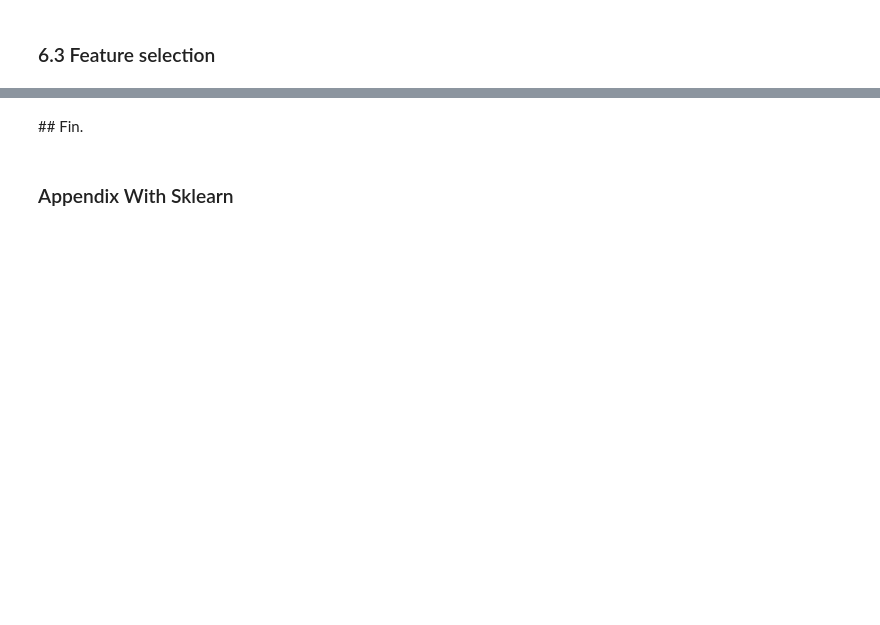
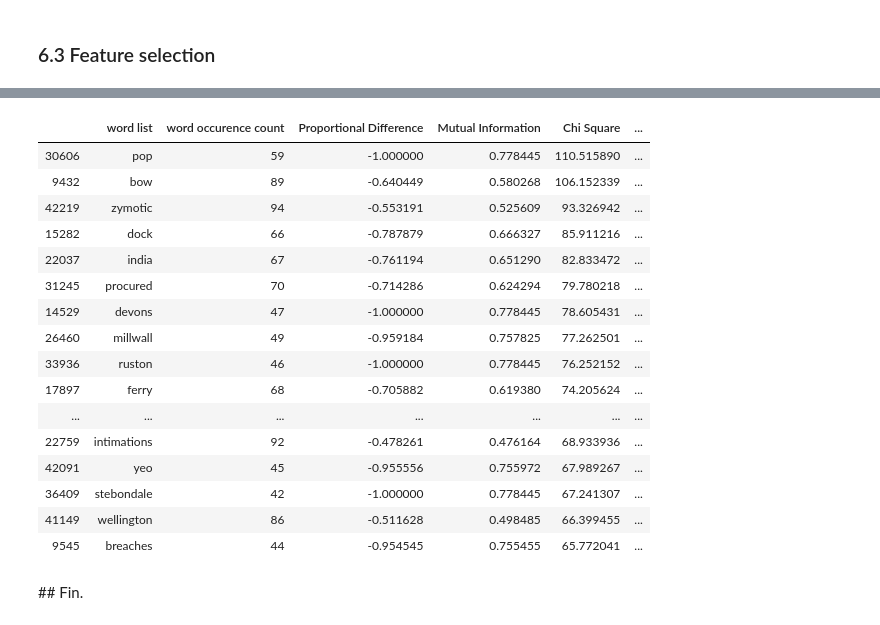
Before and after one commit to kasparvonbeelen/ghi_python, a Jupyter notebook: 6 - Corpus Exploration.ipynb, the cells around one changed output, grey strips where cells are left out. Drawn from its saved outputs; the diff is of its cells as text; code cells hidden in the pictures; blank space fills up the shorter version.

```diff
--- a/6 - Corpus Exploration.ipynb
+++ b/6 - Corpus Exploration.ipynb
@@ -286,2 +653,21 @@ inspect results
 # %%
-result_df[result_df['word occurence count'] > 5].sort_values('Chi Square',ascending=False)[:20]
+poplar_df = df[(df['word occurence count'] > 20 ) & (df['Proportional Difference'] < 0 )]
+poplar_df.sort_values('Chi Square',ascending=False)[:20]
+# %% [output]
+|  | word list | word occurence count | Proportional Difference | Mutual Information | Chi Square | ... |
+| 30606 | pop | 59 | -1.000000 | 0.778445 | 110.515890 | ... |
+| 9432 | bow | 89 | -0.640449 | 0.580268 | 106.152339 | ... |
+| 42219 | zymotic | 94 | -0.553191 | 0.525609 | 93.326942 | ... |
+| 15282 | dock | 66 | -0.787879 | 0.666327 | 85.911216 | ... |
+| 22037 | india | 67 | -0.761194 | 0.651290 | 82.833472 | ... |
+| 31245 | procured | 70 | -0.714286 | 0.624294 | 79.780218 | ... |
+| 14529 | devons | 47 | -1.000000 | 0.778445 | 78.605431 | ... |
+| 26460 | millwall | 49 | -0.959184 | 0.757825 | 77.262501 | ... |
+| 33936 | ruston | 46 | -1.000000 | 0.778445 | 76.252152 | ... |
+| 17897 | ferry | 68 | -0.705882 | 0.619380 | 74.205624 | ... |
+| ... | ... | ... | ... | ... | ... | ... |
+| 22759 | intimations | 92 | -0.478261 | 0.476164 | 68.933936 | ... |
+| 42091 | yeo | 45 | -0.955556 | 0.755972 | 67.989267 | ... |
+| 36409 | stebondale | 42 | -1.000000 | 0.778445 | 67.241307 | ... |
+| 41149 | wellington | 86 | -0.511628 | 0.498485 | 66.399455 | ... |
+| 9545 | breaches | 44 | -0.954545 | 0.755455 | 65.772041 | ... |
@@ -290,4 +674,2 @@ help(result_df.sort_values)
 # %% [markdown]
 ## Fin.
-# %% [markdown]
-### Appendix With Sklearn
```
Also changed, not shown: parts of 82 cells of this notebook.
